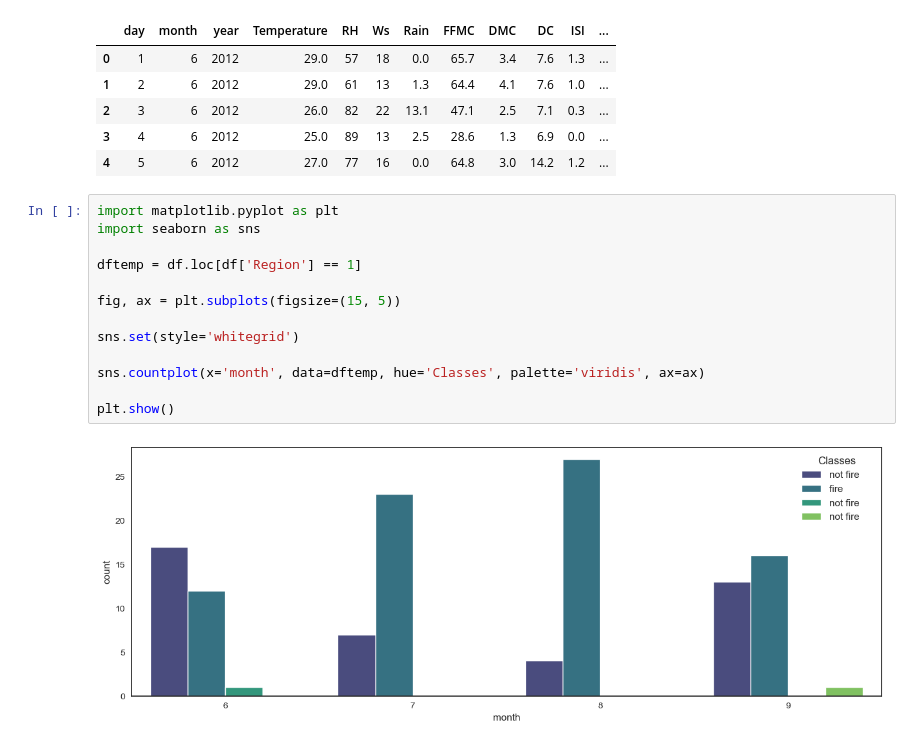
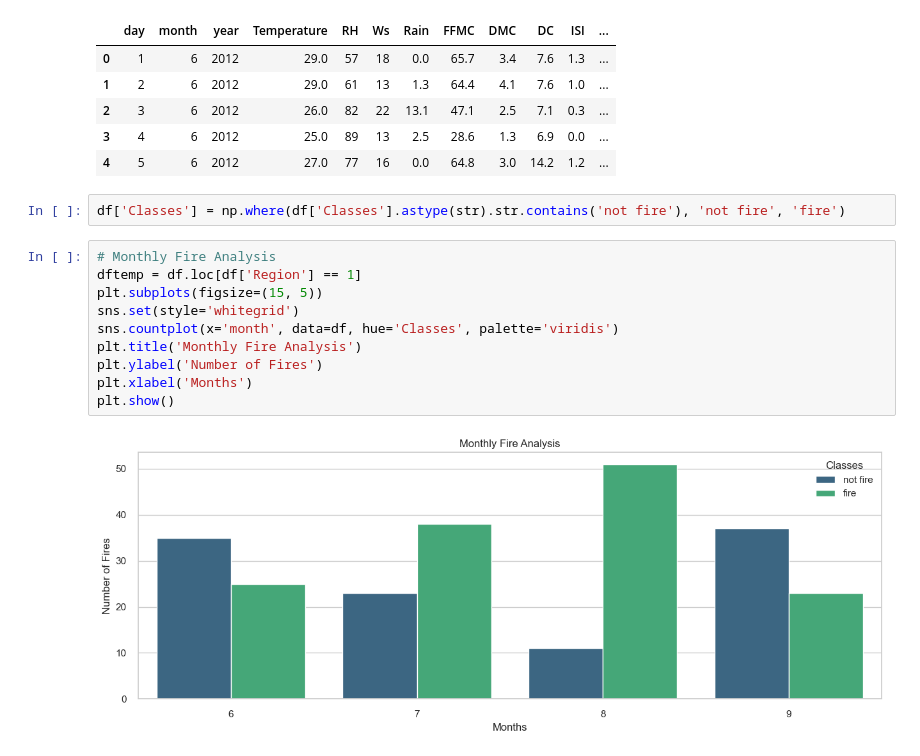
Before and after one commit to cyrolux123/Machine-Learning-Detailed, a Jupyter notebook: Regression/cleaning-dataset.ipynb, the cells around one changed output. Drawn from its saved outputs; the diff is of its cells as text.

```diff
--- a/Regression/cleaning-dataset.ipynb
+++ b/Regression/cleaning-dataset.ipynb
@@ -405,18 +404,17 @@ df.head()
 | 2 | 3 | 6 | 2012 | 26.0 | 82 | 22 | 13.1 | 47.1 | 2.5 | 7.1 | 0.3 | ... |
 | 3 | 4 | 6 | 2012 | 25.0 | 89 | 13 | 2.5 | 28.6 | 1.3 | 6.9 | 0.0 | ... |
 | 4 | 5 | 6 | 2012 | 27.0 | 77 | 16 | 0.0 | 64.8 | 3.0 | 14.2 | 1.2 | ... |
+# %%
+df['Classes'] = np.where(df['Classes'].astype(str).str.contains('not fire'), 'not fire', 'fire')
 # %%
-import matplotlib.pyplot as plt
-import seaborn as sns
-
+# Monthly Fire Analysis
 dftemp = df.loc[df['Region'] == 1]
-
-fig, ax = plt.subplots(figsize=(15, 5))
-
+plt.subplots(figsize=(15, 5))
 sns.set(style='whitegrid')
-
-sns.countplot(x='month', data=dftemp, hue='Classes', palette='viridis', ax=ax)
-
+sns.countplot(x='month', data=df, hue='Classes', palette='viridis')
+plt.title('Monthly Fire Analysis')
+plt.ylabel('Number of Fires')
+plt.xlabel('Months')
 plt.show()
 # %% [output]
-[figure, old version]
+[figure, new version]
```
Also changed, not shown: parts of 5 cells of this notebook.
